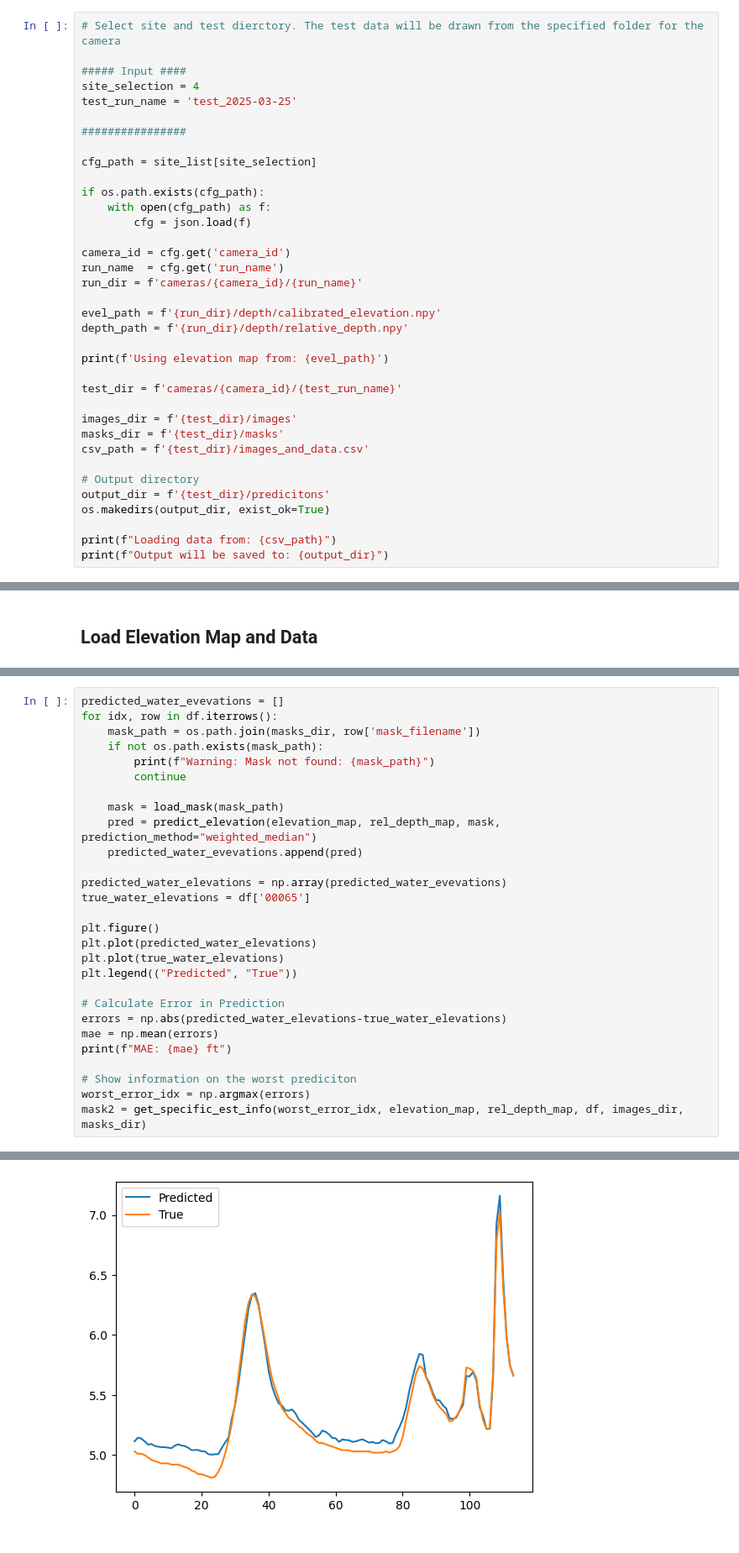
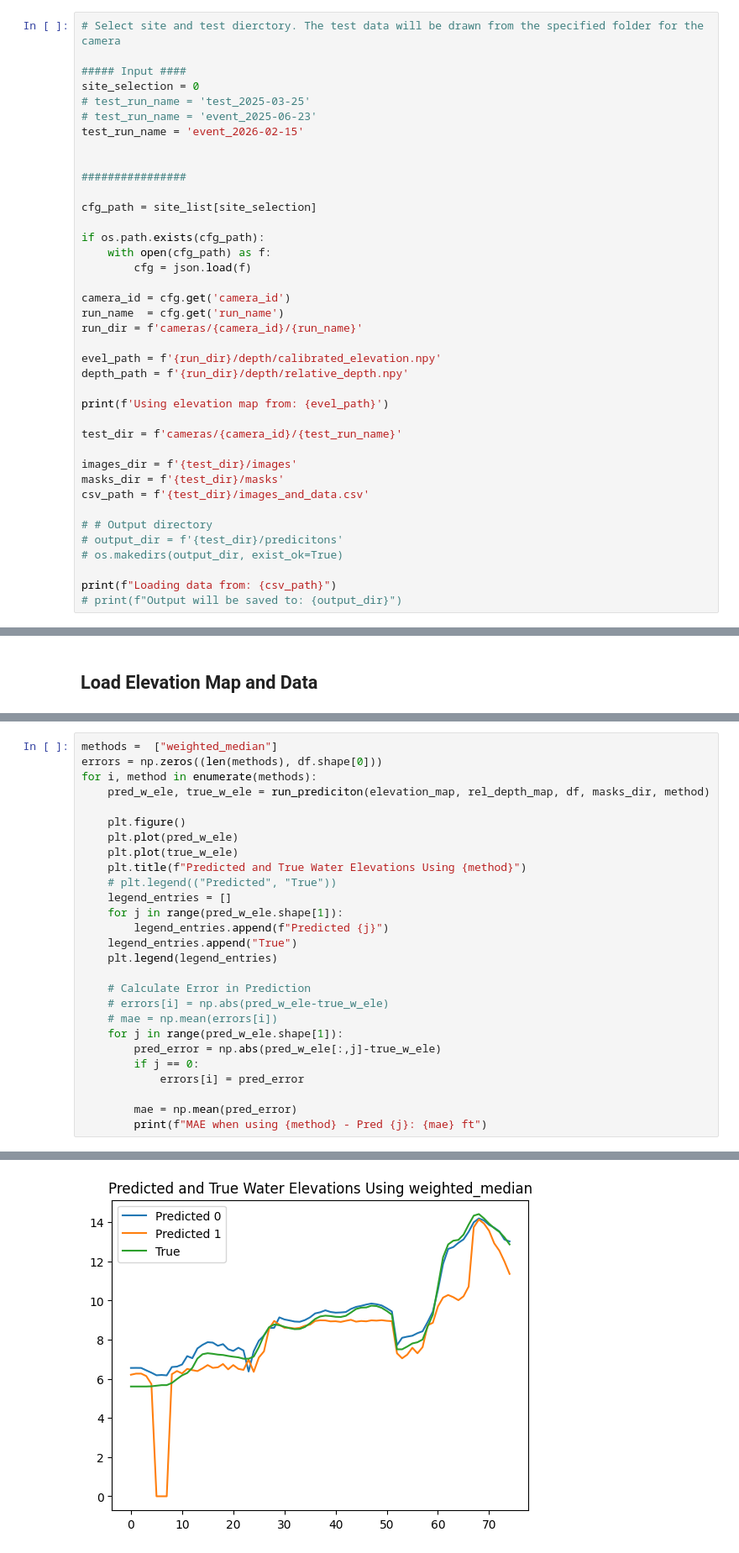
Before and after one commit to Water-Imagery-Sensing/water-level-est-v1, a Jupyter notebook: notebooks/05_map_to_prediction.ipynb, the cells around one changed output, grey strips where cells are left out. Shown at 84% size. Drawn from its saved outputs; the diff is of its cells as text.

```diff
--- a/notebooks/05_map_to_prediction.ipynb
+++ b/notebooks/05_map_to_prediction.ipynb
@@ -44,8 +51,11 @@ Site 5 = 'WI_East_Branch_Pecatonica_River_near_Blanchardville_Bullet'
 # Select site and test dierctory. The test data will be drawn from the specified folder for the camera
 
 ##### Input ####
-site_selection = 4
-test_run_name = 'test_2025-03-25'
+site_selection = 0
+# test_run_name = 'test_2025-03-25'
+# test_run_name = 'event_2025-06-23'
+test_run_name = 'event_2026-02-15'
+
 
 ################
 
@@ -70,10 +80,10 @@ images_dir = f'{test_dir}/images'
 masks_dir = f'{test_dir}/masks'
 csv_path = f'{test_dir}/images_and_data.csv'
 
-# Output directory
-output_dir = f'{test_dir}/predicitons'
-os.makedirs(output_dir, exist_ok=True)
+# # Output directory
+# output_dir = f'{test_dir}/predicitons'
+# os.makedirs(output_dir, exist_ok=True)
 
 print(f"Loading data from: {csv_path}")
-print(f"Output will be saved to: {output_dir}")
+# print(f"Output will be saved to: {output_dir}")
 # %% [output]
@@ -280,29 +377,28 @@ def get_specific_est_info(index, elevation_map, rel_depth_map, images_df, images
 # %%
-predicted_water_evevations = []
-for idx, row in df.iterrows():
-    mask_path = os.path.join(masks_dir, row['mask_filename'])
-    if not os.path.exists(mask_path):
-        print(f"Warning: Mask not found: {mask_path}")
-        continue
+methods =  ["weighted_median"]
+errors = np.zeros((len(methods), df.shape[0]))
+for i, method in enumerate(methods):
+    pred_w_ele, true_w_ele = run_prediciton(elevation_map, rel_depth_map, df, masks_dir, method)
 
-    mask = load_mask(mask_path)
-    pred = predict_elevation(elevation_map, rel_depth_map, mask, prediction_method="weighted_median")
-    predicted_water_evevations.append(pred)
+    plt.figure()
+    plt.plot(pred_w_ele)
+    plt.plot(true_w_ele)
+    plt.title(f"Predicted and True Water Elevations Using {method}")
+    # plt.legend(("Predicted", "True"))
+    legend_entries = []
+    for j in range(pred_w_ele.shape[1]):
+        legend_entries.append(f"Predicted {j}")
+    legend_entries.append("True")
+    plt.legend(legend_entries)
 
-predicted_water_elevations = np.array(predicted_water_evevations)
-true_water_elevations = df['00065']
+    # Calculate Error in Prediction
+    # errors[i] = np.abs(pred_w_ele-true_w_ele)
+    # mae = np.mean(errors[i])
+    for j in range(pred_w_ele.shape[1]):
+        pred_error = np.abs(pred_w_ele[:,j]-true_w_ele)
+        if j == 0:
+            errors[i] = pred_error
 
-plt.figure()
-plt.plot(predicted_water_elevations)
-plt.plot(true_water_elevations)
-plt.legend(("Predicted", "True"))
-
-# Calculate Error in Prediction
-errors = np.abs(predicted_water_elevations-true_water_elevations)
-mae = np.mean(errors)
-print(f"MAE: {mae} ft")
-
-# Show information on the worst prediciton
-worst_error_idx = np.argmax(errors)
-mask2 = get_specific_est_info(worst_error_idx, elevation_map, rel_depth_map, df, images_dir, masks_dir)
+        mae = np.mean(pred_error)
+        print(f"MAE when using {method} - Pred {j}: {mae} ft")
 # %% [output]
@@ -314 +407 @@ Prediciton for Index 19: 5.041814768065329, True: 4.84
-[figure, old version]
+[figure, new version]
```
Also changed, not shown: parts of 6 cells of this notebook.
